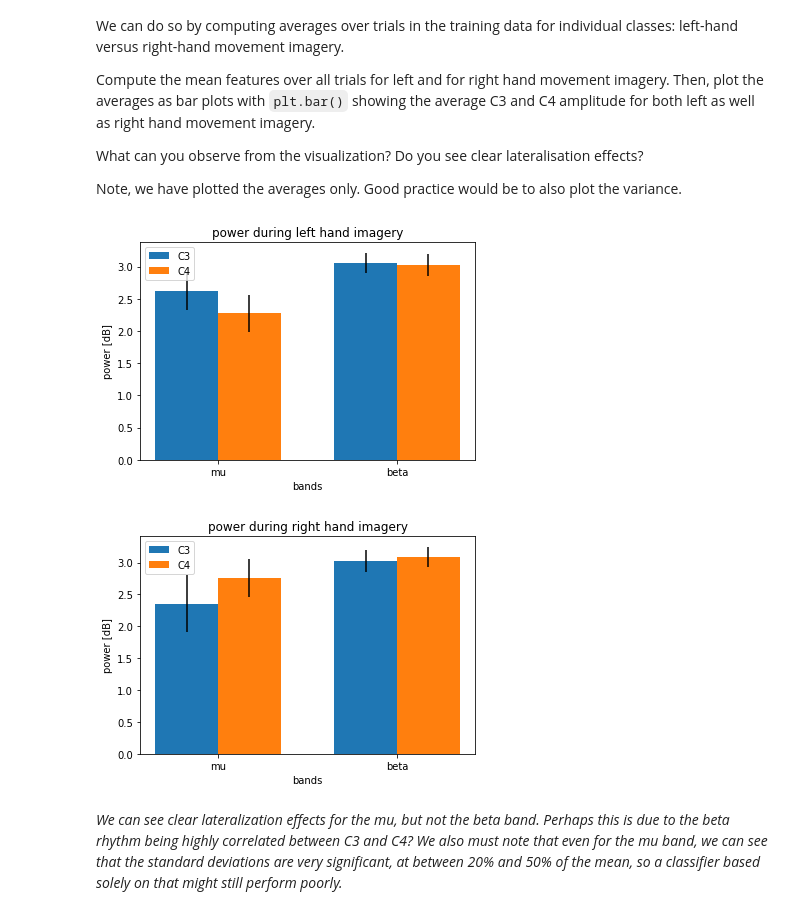
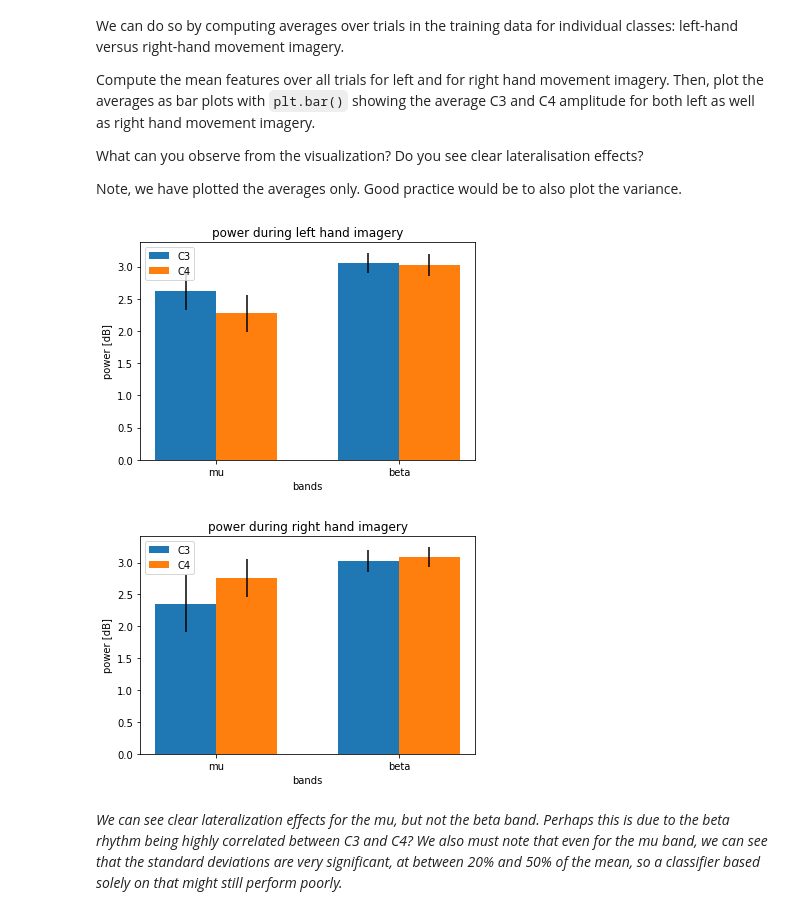
Before and after one commit to malyvsen/radboud-bci, a Jupyter notebook: assignment2.ipynb, the cells around one changed output. Cells and saved outputs as stored; diff of their text form; code cells hidden in the pictures.

```diff
--- a/assignment2.ipynb
+++ b/assignment2.ipynb
@@ -273,16 +273,19 @@ Apply the filters to both the training data as well as the validation data, crea
 
 What do the band-pass filters do? If you cannot answer these questions directly, look at what the data looks like before and after filtering.
 # %%
-def get_band(data, start, end, available_channels, channel_names):
+def get_band(data, start, end, available_channels=None, channel_names=None):
     nyquist_frequency = fs / 2
     b, a = butter(5, [start / nyquist_frequency, end / nyquist_frequency], btype='bandpass')
-    channel_indices = [available_channels.index(name) for name in channel_names]
+    if available_channels is not None:
+        channel_indices = [available_channels.index(name) for name in channel_names]
+    else:
+        channel_indices = np.arange(data.shape[-1])
     result = filtfilt(b, a, data[:, :, channel_indices], axis=1)
     result = np.mean(result ** 2, axis=1) # we compute the mean power over the samples
     result = np.log(result) # the transformation to dB has proven beneficial for accuracy metrics and plot prettiness
     return result
 
-def get_bands(data, bands, available_channels, channel_names):
+def get_bands(data, bands, available_channels=None, channel_names=None):
     '''Band-pass filter some data. Resulting channels, in order: (trials, channels, bands)'''
     result = []
     for band in bands:
@@ -330,33 +333,33 @@ What can you observe from the visualization? Do you see clear lateralisation eff
 
 Note, we have plotted the averages only. Good practice would be to also plot the variance.
 # %%
-def electrode_power_bars(electrode, power, power_error):
-    width = 0.35
-    electrode_idx = electrodes.index(electrode)
-    offset = electrode_idx * width - width / 2
+def channel_power_bars(channels, channel, power, power_error):
+    width = 1 / (len(channels) + 1)
+    channel_idx = channels.index(channel)
+    offset = channel_idx * width - width / 2
     plt.bar(np.arange(power.shape[0]) + offset,
-            power[:, electrode_idx],
+            power[:, channel_idx],
             width,
-            label=electrode,
-            yerr=power_error[:, electrode_idx])
+            label=channel,
+            yerr=power_error[:, channel_idx])
 
-def hand_power_plot(data, labels, hand):
+def hand_power_plot(data, labels, hand, channels, used_channels):
     power = data[labels == hands.index(hand)].mean(axis=0)
     power_error = data[labels == hands.index(hand)].var(axis=0)
-    electrode_power_bars('C3', power, power_error)
-    electrode_power_bars('C4', power, power_error)
+    for used_channel in used_channels:
+        channel_power_bars(channels, used_channel, power, power_error)
     plt.legend()
-    plt.xticks(np.arange(power.shape[0]), [f'{band}' for band in pass_bands ])
+    plt.xticks(np.arange(power.shape[0]), [f'{band}' for band in pass_bands])
     plt.title(f'power during {hand} hand imagery')
     plt.xlabel('bands')
     plt.ylabel('power [dB]')
     plt.show()
 
-hand_power_plot(F_train, T_train, 'left')
-hand_power_plot(F_train, T_train, 'right')
+hand_power_plot(F_train, T_train, 'left', electrodes, ['C3', 'C4'])
+hand_power_plot(F_train, T_train, 'right', electrodes, ['C3', 'C4'])
 # %% [output]
-[figure, old version]
+[figure, new version]
-[figure, old version]
+[figure, new version]
 # %% [markdown]
 _We can see clear lateralization effects for the mu, but not the beta band. Perhaps this is due to the beta rhythm being highly correlated between C3 and C4? We also must note that even for the mu band, we can see that the standard deviations are very significant, at between 20% and 50% of the mean, so a classifier based solely on that might still perform poorly._
 # %% [markdown]
```
Also changed, not shown: parts of 5 cells of this notebook.
